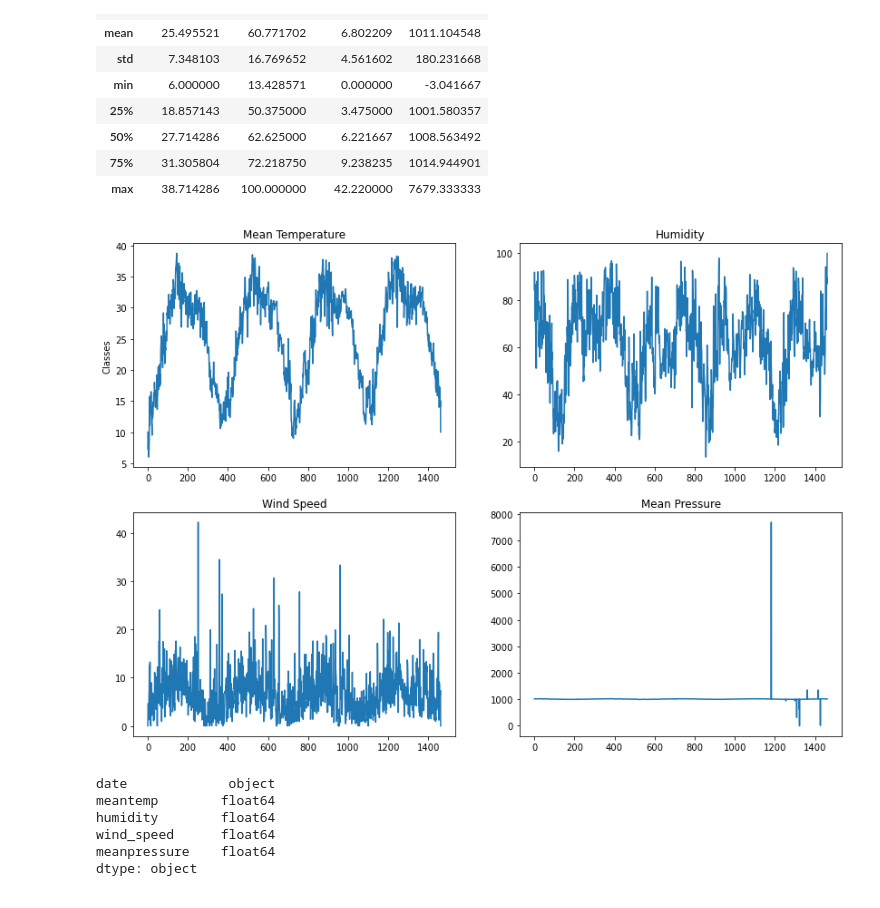
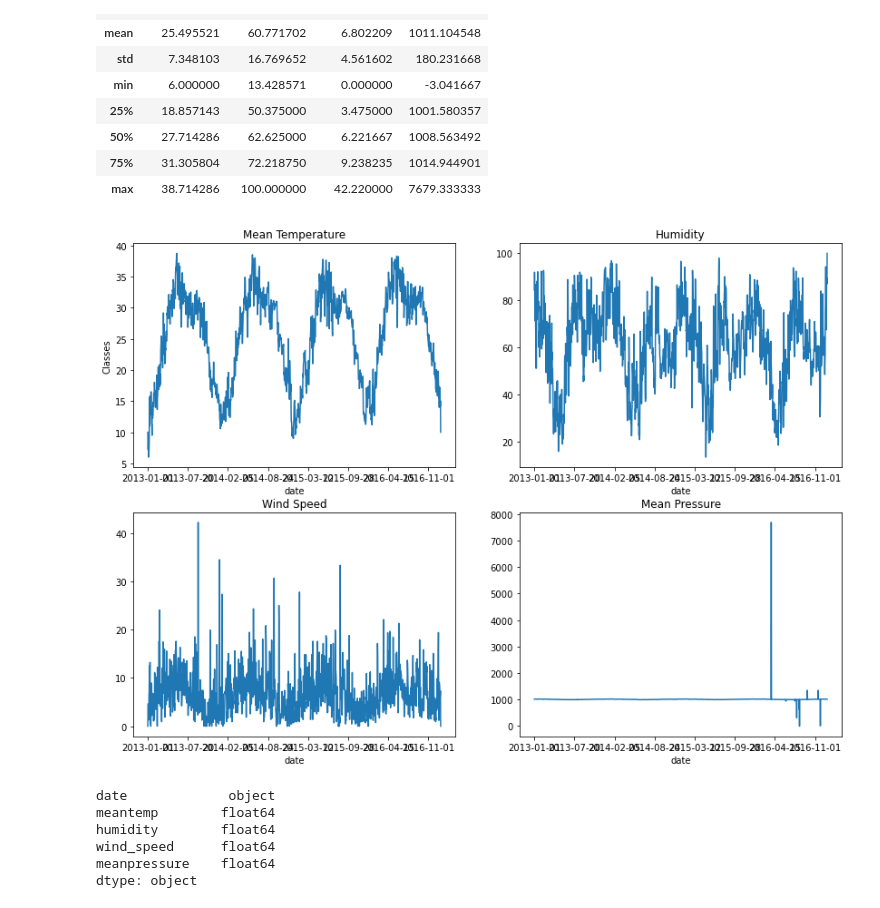
Before and after one commit to batcapricorn/prob-ml-project, a Jupyter notebook: src/main.ipynb, the cells around one changed output. Saved outputs shown, nothing was run; the diff lists cells and outputs as text; code cells hidden in the pictures.

Commit message:
small change to plot

```diff
--- a/src/main.ipynb
+++ b/src/main.ipynb
@@ -28,30 +30,34 @@ df_train.describe()
 | 75% | 31.305804 | 72.218750 | 9.238235 | 1014.944901 |
 | max | 38.714286 | 100.000000 | 42.220000 | 7679.333333 |
 # %%
+#Visualization of input data
+
+df_train = df_train.set_index('date')
+
 fig = plt.figure(figsize=(14, 10))
 rows = 2
 columns = 2
 
 ax1 = fig.add_subplot(rows, columns, 1)
 ax1.set_title("Mean Temperature")
 plt.ylabel('Classes')
 df_train["meantemp"].plot()
 
 ax1 = fig.add_subplot(rows, columns, 2)
 ax1.set_title("Humidity")
 df_train["humidity"].plot()
 
 ax1 = fig.add_subplot(rows, columns, 3)
 ax1.set_title("Wind Speed")
 df_train["wind_speed"].plot()
 
 ax1 = fig.add_subplot(rows, columns, 4)
 ax1.set_title("Mean Pressure")
 df_train["meanpressure"].plot()
 
 plt.show()
 # %% [output]
-[figure, old version]
+[figure, new version]
 # %%
 df_test.dtypes
 # %% [output]
```
Also changed, not shown: parts of 1 cell of this notebook.
